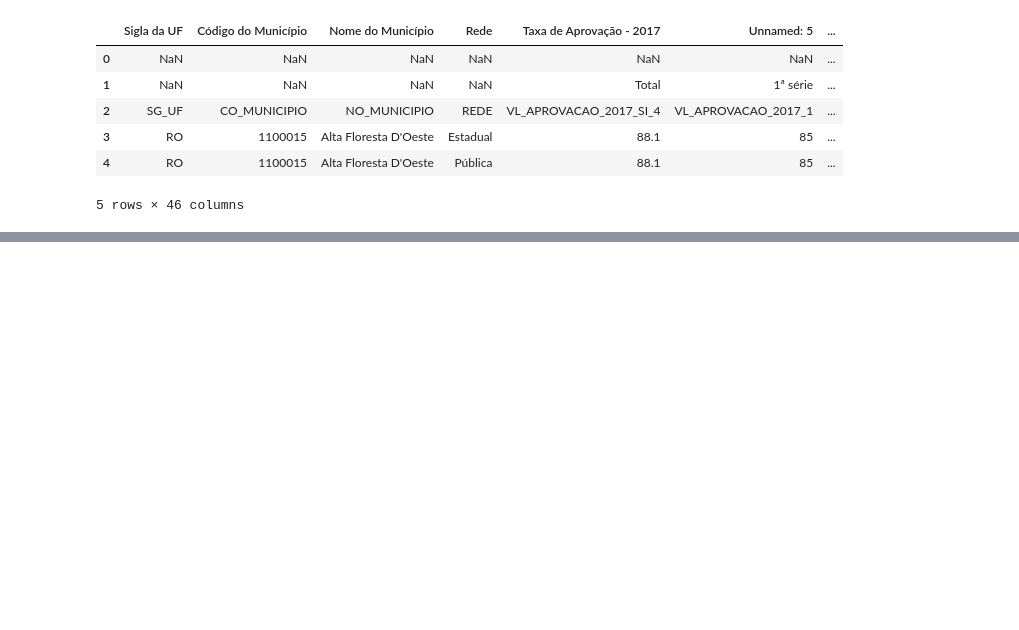
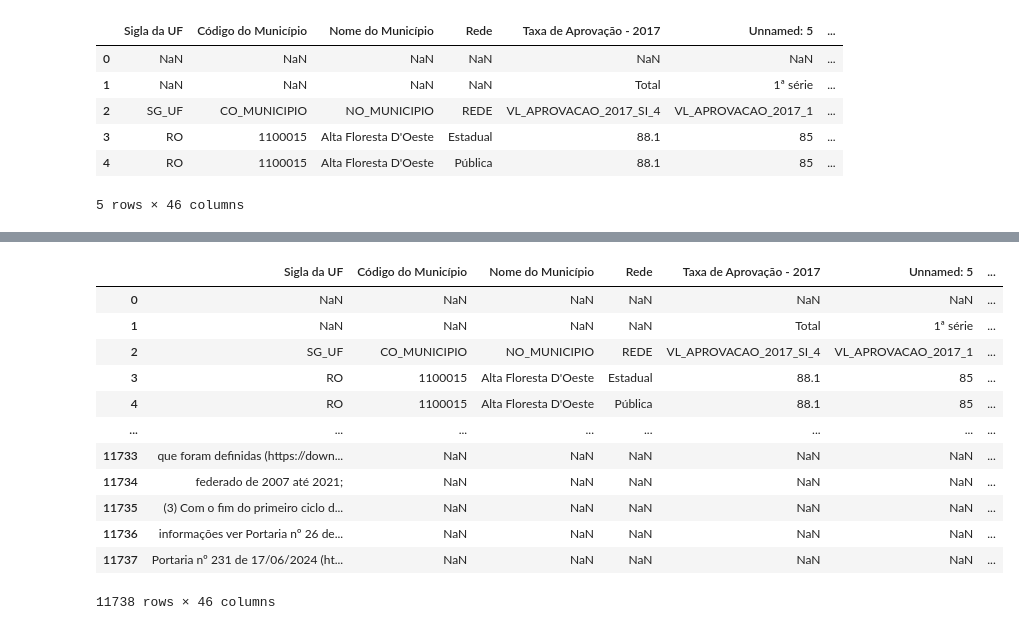
Before and after one commit to Reginajose/C-digos-do-amanh-how-, a Jupyter notebook: Untitled13.ipynb, the cells around one changed output, grey strips where cells are left out. Cells and saved outputs as stored; diff of their text form; code cells hidden in the pictures; blank space fills up the shorter version.

```diff
--- a/Untitled13.ipynb
+++ b/Untitled13.ipynb
@@ -18,0 +44,16 @@ Saving IDEB_ensino_medio_municipios_2023.xlsx to IDEB_ensino_medio_municipios_20
+# %%
+df
+# %% [output]
+|  | Sigla da UF | Código do Município | Nome do Município | Rede | Taxa de Aprovação - 2017 | Unnamed: 5 | ... |
+| 0 | NaN | NaN | NaN | NaN | NaN | NaN | ... |
+| 1 | NaN | NaN | NaN | NaN | Total | 1ª série | ... |
+| 2 | SG_UF | CO_MUNICIPIO | NO_MUNICIPIO | REDE | VL_APROVACAO_2017_SI_4 | VL_APROVACAO_2017_1 | ... |
+| 3 | RO | 1100015 | Alta Floresta D'Oeste | Estadual | 88.1 | 85 | ... |
+| 4 | RO | 1100015 | Alta Floresta D'Oeste | Pública | 88.1 | 85 | ... |
+| ... | ... | ... | ... | ... | ... | ... | ... |
+| 11733 | que foram definidas (https://down... | NaN | NaN | NaN | NaN | NaN | ... |
+| 11734 | federado de 2007 até 2021; | NaN | NaN | NaN | NaN | NaN | ... |
+| 11735 | (3) Com o fim do primeiro ciclo d... | NaN | NaN | NaN | NaN | NaN | ... |
+| 11736 | informações ver Portaria nº 26 de... | NaN | NaN | NaN | NaN | NaN | ... |
+| 11737 | Portaria nº 231 de 17/06/2024 (ht... | NaN | NaN | NaN | NaN | NaN | ... |
+11738 rows × 46 columns
```
Also changed, not shown: parts of 4 cells of this notebook.
